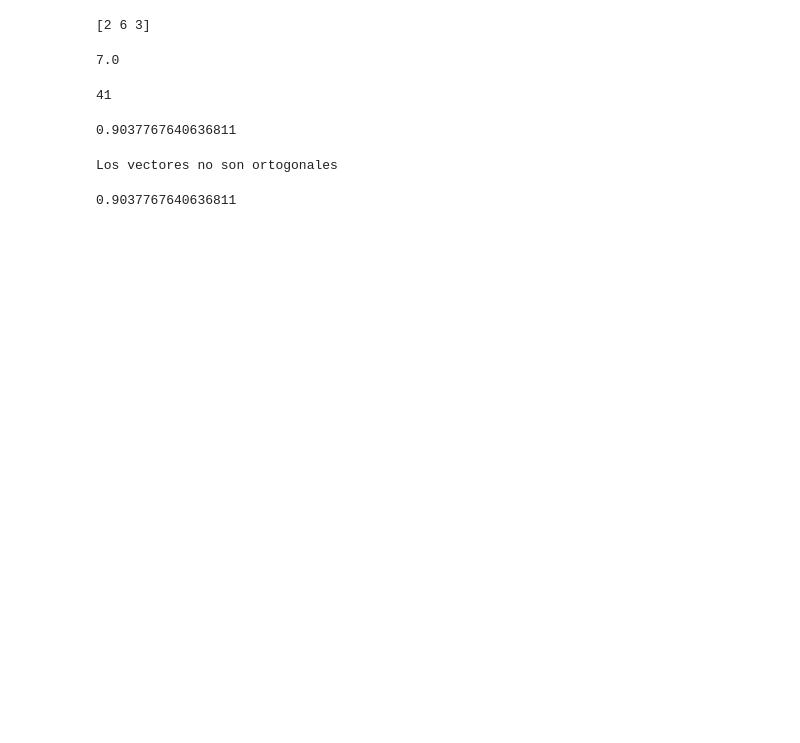
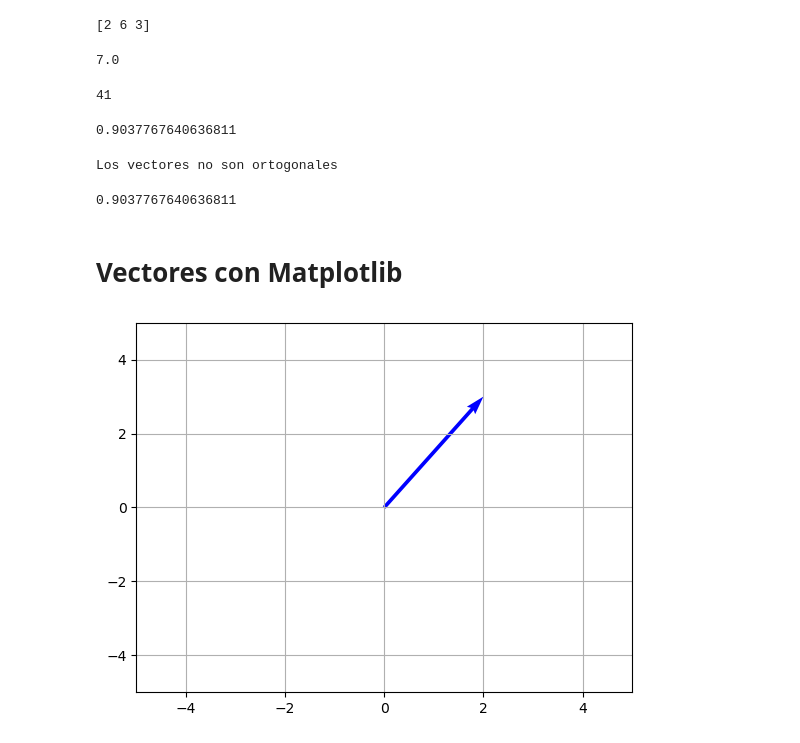
Before and after one commit to fernando-ruiz-rico/vectores, a Jupyter notebook: numpy_y_matplotlib.ipynb, the cells around one changed output. Cells and saved outputs as stored; diff of their text form; code cells hidden in the pictures; blank space fills up the shorter version.

```diff
--- a/numpy_y_matplotlib.ipynb
+++ b/numpy_y_matplotlib.ipynb
@@ -69,3 +69,20 @@ similaridad_coseno = producto_interno / (magnitud_a * magnitud_b)
 print(similaridad_coseno)
 # %% [output]
 0.9037767640636811
+# %% [markdown]
+# Vectores con Matplotlib
+# %%
+import matplotlib.pyplot as plt
+import numpy as np  # Necesitamos numpy para crear vectores
+
+# Crear un vector
+vector_a = np.array([2, 3])
+
+# Representar el vector
+plt.quiver(0, 0, vector_a[0], vector_a[1], angles='xy', scale_units='xy', scale=1, color='blue')
+plt.xlim(-5, 5)
+plt.ylim(-5, 5)
+plt.grid()
+plt.show()
+# %% [output]
+[figure, added]
```
Also changed, not shown: parts of 5 cells of this notebook.
